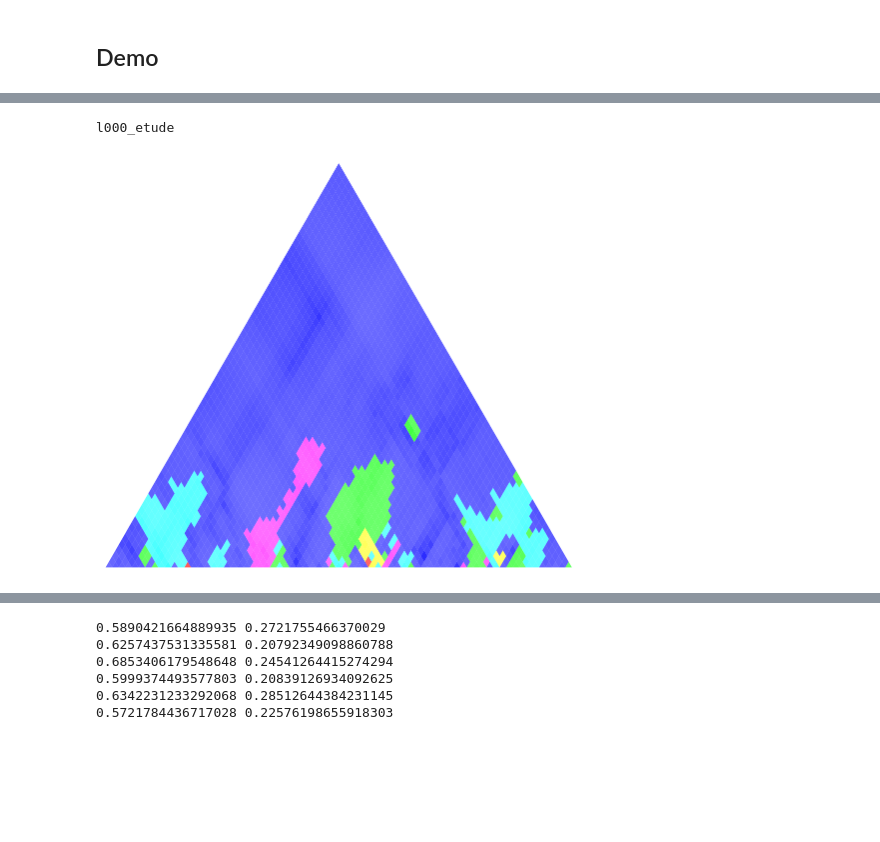
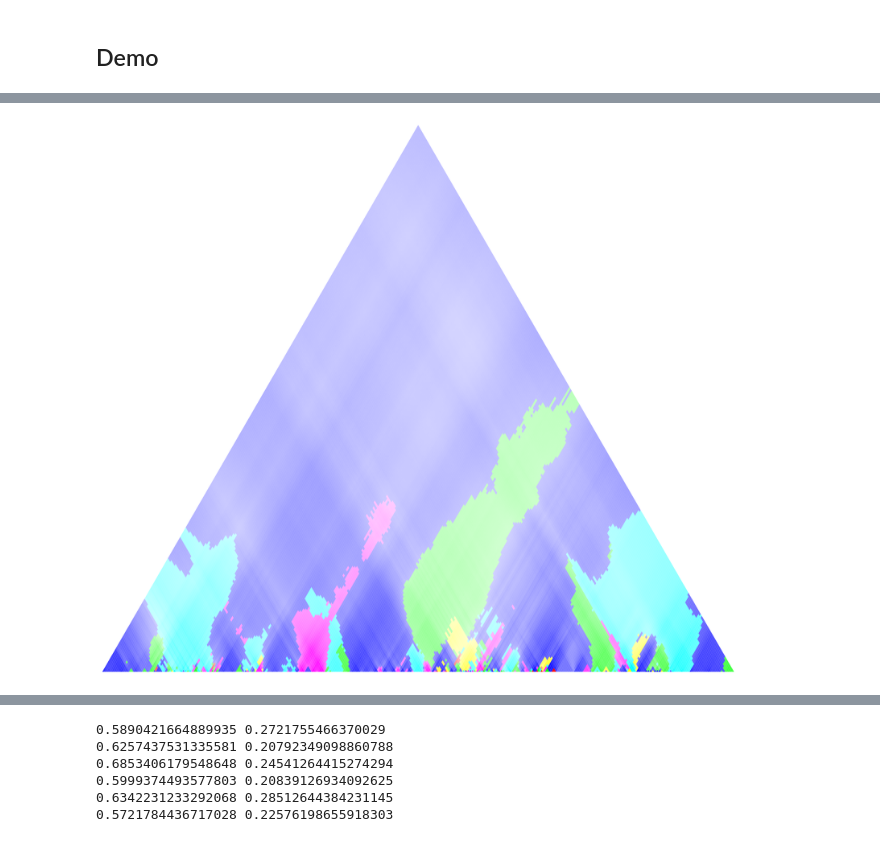
Before and after one commit to DCMLab/debussy, a Jupyter notebook: Summary Wavescape.ipynb, the cells around one changed output, grey strips where cells are left out. Saved outputs shown, nothing was run; the diff lists cells and outputs as text; code cells hidden in the pictures; blank space fills up the shorter version.

```diff
--- a/Summary Wavescape.ipynb
+++ b/Summary Wavescape.ipynb
@@ -85,0 +15,7 @@ data.head()
+# %%
+pcvs = get_pcvs('./pcvs')
+dfts = apply_dft_to_all(pcvs)
+metadata = pd.read_csv('metadata.tsv', sep='\t', index_col=1)
+fname2year = (metadata.composed_end + metadata.composed_start) / 2
+print(f"Metadata for {fname2year.shape[0]} files.")
+fname2year.head(10)
@@ -86,6 +36,5 @@ data.head()
 # %%
-from utils import *
-
-utm_max, utm_entropy, utm_argmax, utm = most_resonant(data['filepath'][1], aw_size=4)
+piece = 'l000_etude'
+utm_max, utm_entropy, utm_argmax = most_resonant(dfts[piece])
 utm_max.shape
 # %% [output]
@@ -98,7 +58,7 @@ utm_sum = max_utm_to_ws_utm(utm_entropy, utm_argmax, utm, 'entropy')
 # %%
-Wavescape(utm_sum, 500).draw()
+utm_sum = max_utm_to_ws_utm(utm_max, utm_argmax, dfts[piece], 'max')
+Wavescape(utm_sum, 1000).draw()
 #plt.plot(x, y, marker="o")
-print(data['fnames'][1])
+#print(data['fnames'][1])
 # %% [output]
-l000_etude
-[figure, old version]
+[figure, new version]
```
Also changed, not shown: parts of 30 cells of this notebook, 3 other files.
